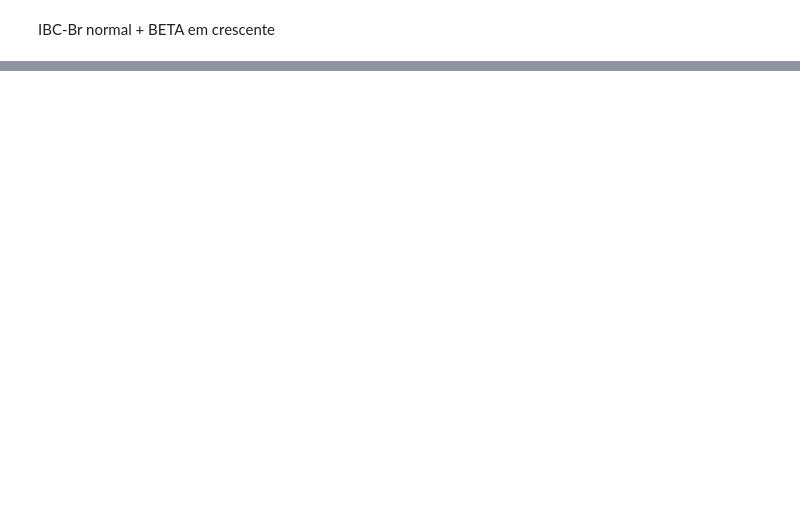
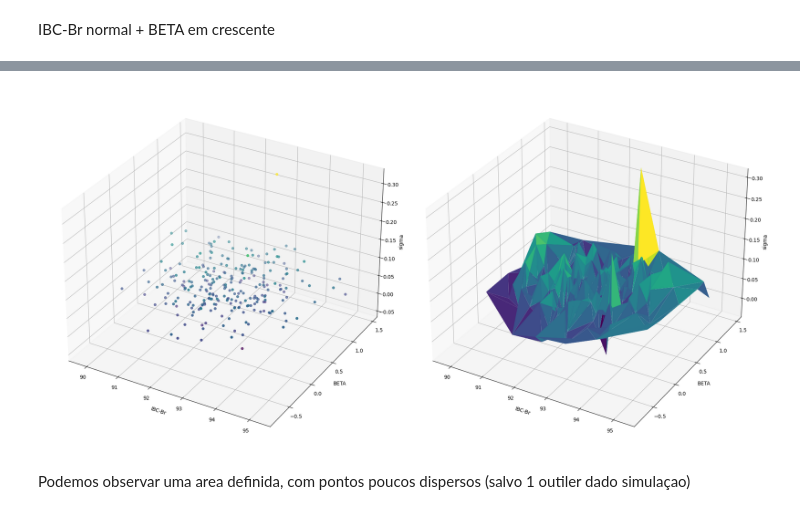
Before and after one commit to WesleySouza13/oil-price-shock-analysis, a Jupyter notebook: notebooks/02_modeling.ipynb, the cells around one changed output, grey strips where cells are left out. Drawn from its saved outputs; the diff is of its cells as text; code cells hidden in the pictures; blank space fills up the shorter version.

Commit message:
estudo de area de volatilidade

```diff
--- a/notebooks/02_modeling.ipynb
+++ b/notebooks/02_modeling.ipynb
@@ -856,0 +879,20 @@ desvio: 0.03 <--
+# %%
+mean_ibc_low_beta_high = np.array(mean_ibc_low_beta_high)
+print('===='*20)
+print(f'--- Diagnostico - Cenario de BETA em crescimento + IBC-Br em queda --- ')
+print('===='*20)
+
+print()
+print(f'valor médio das previsoes: {round(mean_ibc_low_beta_high.mean(), 2)} <--')
+print()
+print(f'Valor minimo -> {mean_ibc_low_beta_high.min()}')
+print(f'Valor maximo -> {mean_ibc_low_beta_high.max()}')
+print()
+print(f'desvio: {round(mean_ibc_low_beta_high.std(),2)} <--')
+
+print('===='*20)
+print(f'50% da volatilidade nesse cenario é maior que {round(np.median(mean_ibc_low_beta_high),3)}')
+print(f'25% da volatilidade nesse cenario é maior que {round(np.percentile(mean_ibc_low_beta_high,75),2)}')
+print(f'10% da volatilidade nesse cenario é maior que {round(np.percentile(mean_ibc_low_beta_high, 90),2)}')
+print(f'5% da volatilidade nesse cenario é maior que {round(np.percentile(mean_ibc_low_beta_high, 95),2)}')
+print('===='*20)
@@ -856,0 +947,25 @@ desvio: 0.03 <--
+# %%
+# plotando area de estudo
+X_plot = df_sim['IBC-Br']
+y_plot = df_sim['BETA']
+Z = mean_ibc_low_beta_high[0]
+fig_plot = plt.figure(figsize=(20,20))
+
+ax = fig_plot.add_subplot(1,2,1, projection='3d')
+ax.scatter(X_plot,y_plot, Z, c=Z)
+ax.set_xlabel('IBC-Br')
+ax.set_ylabel('BETA')
+ax.set_zlabel('sigma')
+
+ax2 = fig_plot.add_subplot(1,2,2, projection='3d')
+ax2.plot_trisurf(X_plot, y_plot, Z, cmap='viridis')
+ax2.set_xlabel('IBC-Br')
+ax2.set_ylabel('BETA')
+ax2.set_zlabel('sigma')
+
+plt.tight_layout()
+plt.show()
+# %% [output]
+[figure, added]
+# %% [markdown]
+Podemos observar uma area definida, com pontos poucos dispersos (salvo 1 outiler dado simulaçao)
```
Also changed, not shown: parts of 22 cells of this notebook.
